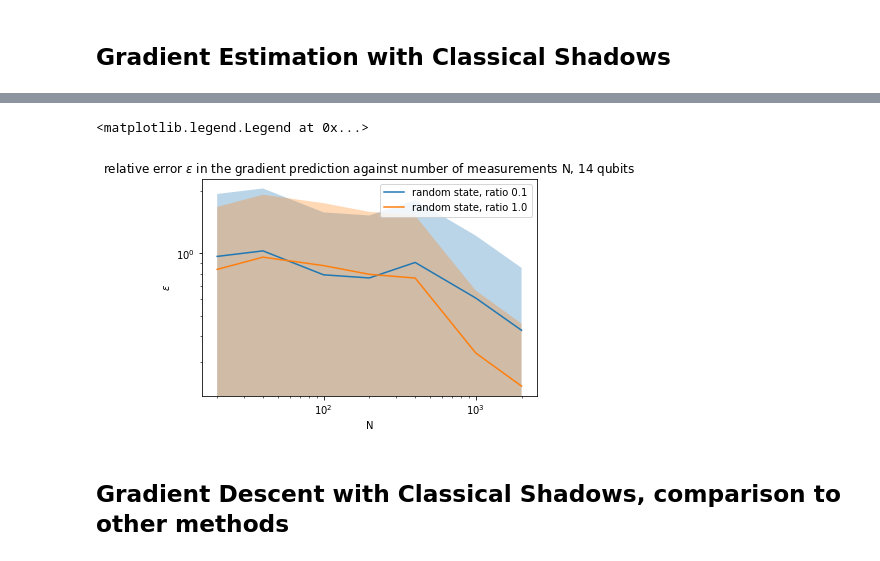
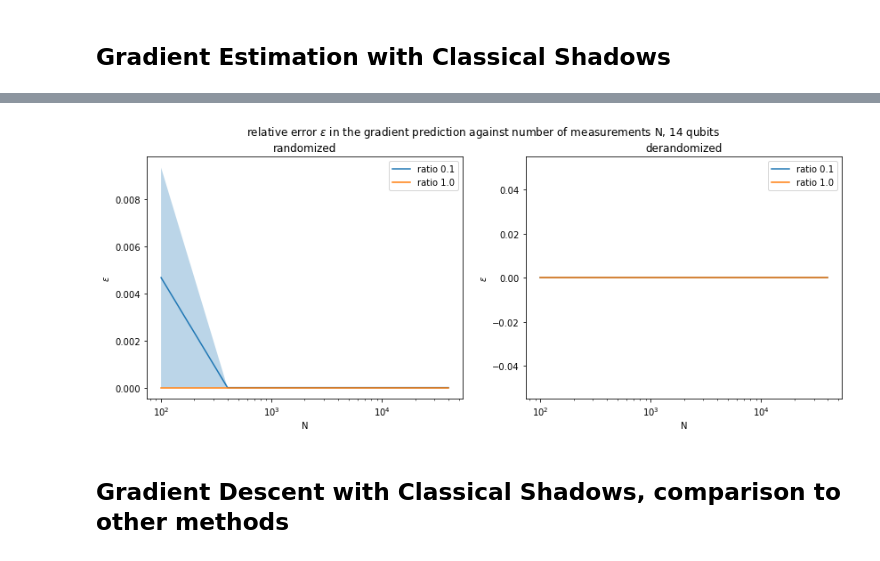
Before and after one commit to LennartBuerger/classical-shadows-for-1d-TFIM-energy-estimation, a Jupyter notebook: display_data/mps_display.ipynb, the cells around one changed output, grey strips where cells are left out. Drawn from its saved outputs; the diff is of its cells as text; code cells hidden in the pictures.

```diff
--- a/display_data/mps_display.ipynb
+++ b/display_data/mps_display.ipynb
@@ -199,19 +209,22 @@ KeyboardInterrupt:
-# %%
-rel_error_mean = np.mean(errors, axis=1)
-rel_error_std = np.mean(errors, axis=1)
-for s in range(np.size(state_categories)):
-    for h in range(np.size(some_ratios)):
-        plt.plot(num_of_measurements_per_rot * num_meas_bases, rel_error_mean[:,h,s], label = state_categories[s] + ' state, ratio ' + str(some_ratios[h]))
-        plt.fill_between(num_of_measurements_per_rot * num_meas_bases, rel_error_mean[:,h,s] - rel_error_std[:,h,s], rel_error_mean[:,h,s] + rel_error_std[:,h,s], alpha=0.3)
-plt.title('relative error $\epsilon$ in the gradient prediction against number of measurements N, ' + str(qubit_num) + ' qubits')
-plt.xlabel('N')
-plt.ylabel('$\epsilon$')
-plt.yscale('log')
-plt.xscale('log')
-plt.legend()
-# %% [output]
-<matplotlib.legend.Legend at 0x...>
-[figure, removed]
+# %%
+fig, axs = plt.subplots(1, 2)
+fig.set_figheight(5)
+fig.set_figwidth(14)
+fig.suptitle('relative error $\epsilon$ in the gradient prediction against number of measurements N, ' + str(qubit_num) + ' qubits')
+
+num_of_measurements = np.array([10, 20, 50, 100, 200])
+num_of_measurements_per_rot = np.array([10, 20, 50, 100, 200])
+rel_error_mean = np.mean(rel_error_modified, axis=1)
+rel_error_std = np.mean(rel_error_modified, axis=1)
+for h in range(np.size(some_ratios)):
+    for l in range(0,2):
+        axs[l].plot(num_of_measurements*num_of_measurements_per_rot, rel_error_mean[:,h,l], label='ratio ' + str(some_ratios[h]))
+        axs[l].fill_between(num_of_measurements*num_of_measurements_per_rot, rel_error_mean[:,h,l] - rel_error_std[:,h,l], rel_error_mean[:,h,l] + rel_error_std[:,h,l], alpha=0.3)
+        axs[l].set( xscale='log', xlabel='N', ylabel='$\epsilon$')
+        axs[l].set_title(meas_methods[l])
+        axs[l].legend()
+# %% [output]
+[figure, added]
 # %% [markdown]
 ## Gradient Descent with Classical Shadows, comparison to other methods
 # %%
```
Also changed, not shown: parts of 13 cells of this notebook, 2 other files.
